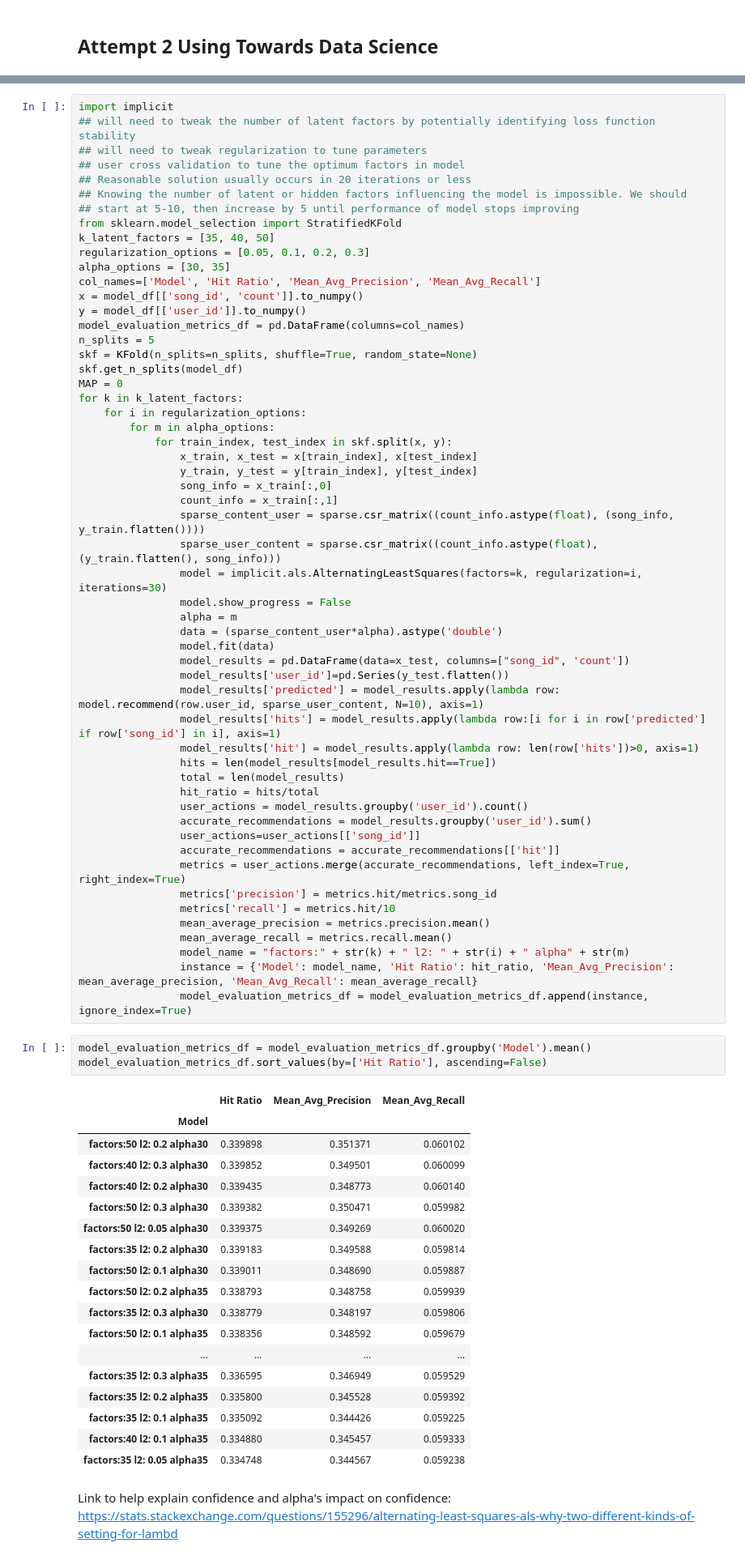
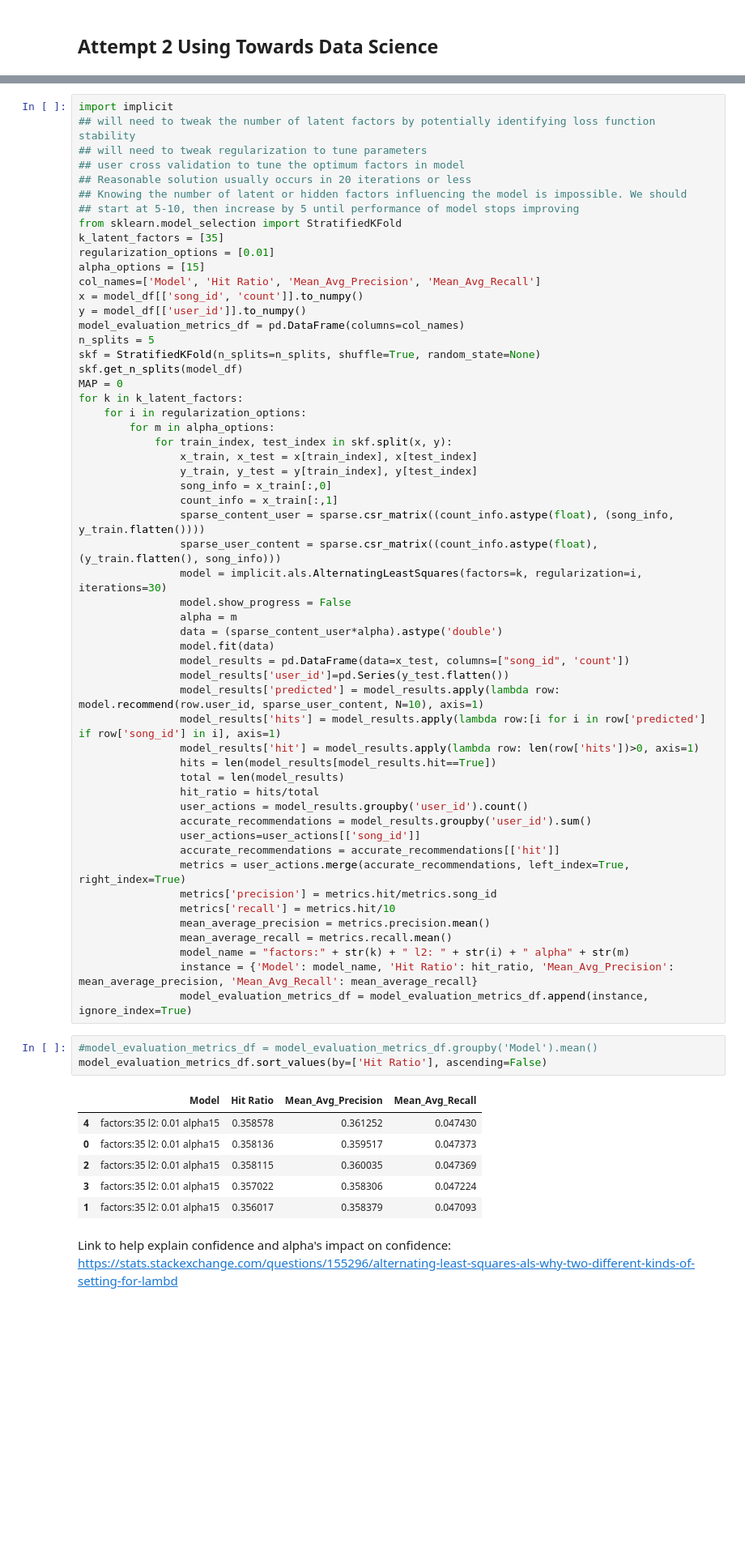
Before and after one commit to skhatri-28/Song-Recommendation-System-Project, a Jupyter notebook: notebooks/Matrix Factorization Model.ipynb, the cells around one changed output, grey strips where cells are left out. Shown at 81% size. Drawn from its saved outputs; the diff is of its cells as text; blank space fills up the shorter version.

Commit message:
Uploading final matrix factorization model

```diff
--- a/notebooks/Matrix Factorization Model.ipynb
+++ b/notebooks/Matrix Factorization Model.ipynb
@@ -167,15 +197,15 @@ import implicit
 ## Knowing the number of latent or hidden factors influencing the model is impossible. We should
 ## start at 5-10, then increase by 5 until performance of model stops improving
 from sklearn.model_selection import StratifiedKFold
-k_latent_factors = [35, 40, 50]
-regularization_options = [0.05, 0.1, 0.2, 0.3]
-alpha_options = [30, 35]
+k_latent_factors = [35]
+regularization_options = [0.01]
+alpha_options = [15]
 col_names=['Model', 'Hit Ratio', 'Mean_Avg_Precision', 'Mean_Avg_Recall']
 x = model_df[['song_id', 'count']].to_numpy()
 y = model_df[['user_id']].to_numpy()
 model_evaluation_metrics_df = pd.DataFrame(columns=col_names)
 n_splits = 5
-skf = KFold(n_splits=n_splits, shuffle=True, random_state=None)
+skf = StratifiedKFold(n_splits=n_splits, shuffle=True, random_state=None)
 skf.get_n_splits(model_df)
 MAP = 0
 for k in k_latent_factors:
@@ -214,27 +244,15 @@ for k in k_latent_factors:
                 instance = {'Model': model_name, 'Hit Ratio': hit_ratio, 'Mean_Avg_Precision': mean_average_precision, 'Mean_Avg_Recall': mean_average_recall}
                 model_evaluation_metrics_df = model_evaluation_metrics_df.append(instance, ignore_index=True)
 # %%
-model_evaluation_metrics_df = model_evaluation_metrics_df.groupby('Model').mean()
+#model_evaluation_metrics_df = model_evaluation_metrics_df.groupby('Model').mean()
 model_evaluation_metrics_df.sort_values(by=['Hit Ratio'], ascending=False)
 # %% [output]
-|  | Hit Ratio | Mean_Avg_Precision | Mean_Avg_Recall |
-| Model |  |  |  |
-| factors:50 l2: 0.2 alpha30 | 0.339898 | 0.351371 | 0.060102 |
-| factors:40 l2: 0.3 alpha30 | 0.339852 | 0.349501 | 0.060099 |
-| factors:40 l2: 0.2 alpha30 | 0.339435 | 0.348773 | 0.060140 |
-| factors:50 l2: 0.3 alpha30 | 0.339382 | 0.350471 | 0.059982 |
-| factors:50 l2: 0.05 alpha30 | 0.339375 | 0.349269 | 0.060020 |
-| factors:35 l2: 0.2 alpha30 | 0.339183 | 0.349588 | 0.059814 |
-| factors:50 l2: 0.1 alpha30 | 0.339011 | 0.348690 | 0.059887 |
-| factors:50 l2: 0.2 alpha35 | 0.338793 | 0.348758 | 0.059939 |
-| factors:35 l2: 0.3 alpha30 | 0.338779 | 0.348197 | 0.059806 |
-| factors:50 l2: 0.1 alpha35 | 0.338356 | 0.348592 | 0.059679 |
-| ... | ... | ... | ... |
-| factors:35 l2: 0.3 alpha35 | 0.336595 | 0.346949 | 0.059529 |
-| factors:35 l2: 0.2 alpha35 | 0.335800 | 0.345528 | 0.059392 |
-| factors:35 l2: 0.1 alpha35 | 0.335092 | 0.344426 | 0.059225 |
-| factors:40 l2: 0.1 alpha35 | 0.334880 | 0.345457 | 0.059333 |
-| factors:35 l2: 0.05 alpha35 | 0.334748 | 0.344567 | 0.059238 |
+|  | Model | Hit Ratio | Mean_Avg_Precision | Mean_Avg_Recall |
+| 4 | factors:35 l2: 0.01 alpha15 | 0.358578 | 0.361252 | 0.047430 |
+| 0 | factors:35 l2: 0.01 alpha15 | 0.358136 | 0.359517 | 0.047373 |
+| 2 | factors:35 l2: 0.01 alpha15 | 0.358115 | 0.360035 | 0.047369 |
+| 3 | factors:35 l2: 0.01 alpha15 | 0.357022 | 0.358306 | 0.047224 |
+| 1 | factors:35 l2: 0.01 alpha15 | 0.356017 | 0.358379 | 0.047093 |
 # %% [markdown]
 Link to help explain confidence and alpha's impact on confidence:
 https://stats.stackexchange.com/questions/155296/alternating-least-squares-als-why-two-different-kinds-of-setting-for-lambd
```
Also changed, not shown: parts of 9 cells of this notebook.
